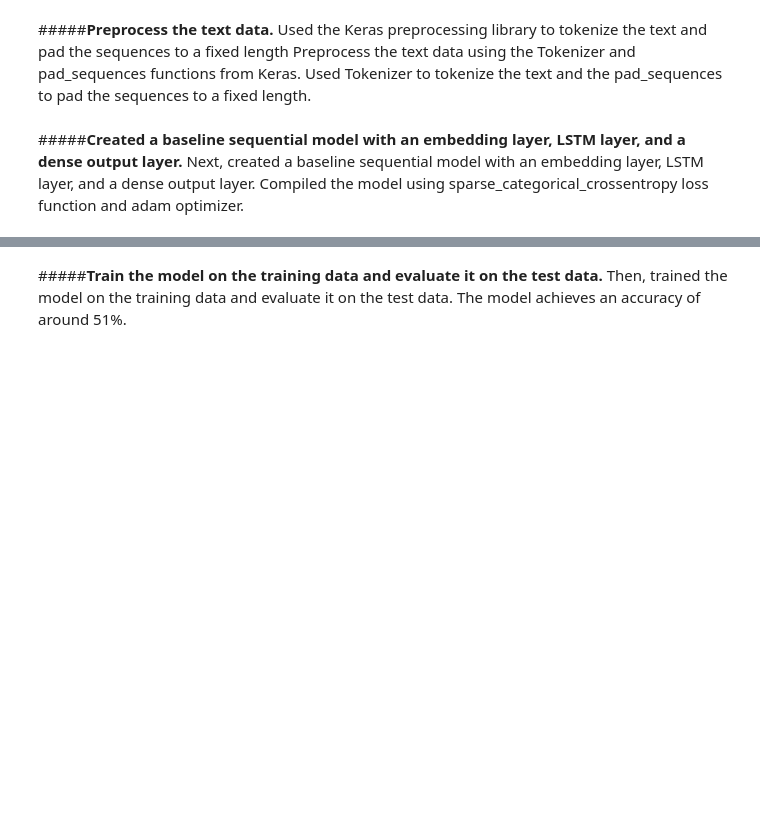
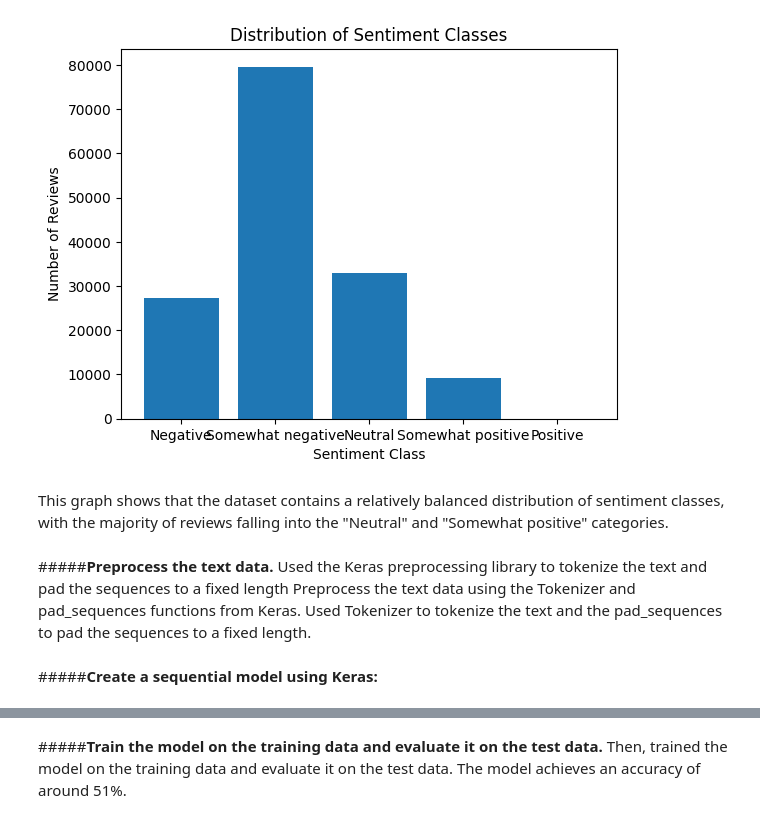
Before and after one commit to mimuruth-msft/NLP, a Jupyter notebook: Text_Classification_2/Classification2.ipynb, the cells around one changed output, grey strips where cells are left out. Drawn from its saved outputs; the diff is of its cells as text; code cells hidden in the pictures; blank space fills up the shorter version.

```diff
--- a/Text_Classification_2/Classification2.ipynb
+++ b/Text_Classification_2/Classification2.ipynb
@@ -20,3 +39,25 @@ train_df, test_df = train_test_split(df, test_size=0.2, random_state=42)
+# %%
+# load the dataset
+data = pd.read_csv('/content/sample_data/train.tsv', sep='\t')
+
+# count the number of reviews for each sentiment class
+sentiment_counts = data['Sentiment'].value_counts()
+
+# create a histogram
+plt.hist(data['Sentiment'], bins=[0.5, 1.5, 2.5, 3.5, 4.5, 5.5], align='mid', rwidth=0.8)
+
+# set the x-axis labels and title
+plt.xticks([1,2,3,4,5], ['Negative', 'Somewhat negative', 'Neutral', 'Somewhat positive', 'Positive'])
+plt.xlabel('Sentiment Class')
+plt.ylabel('Number of Reviews')
+plt.title('Distribution of Sentiment Classes')
+
+# display the histogram
+plt.show()
+# %% [output]
+[figure, added]
+# %% [markdown]
+This graph shows that the dataset contains a relatively balanced distribution of sentiment classes, with the majority of reviews falling into the "Neutral" and "Somewhat positive" categories.
 # %% [markdown]
 #####**Preprocess the text data.**
 Used the Keras preprocessing library to tokenize the text and pad the sequences to a fixed length
@@ -34,6 +75,5 @@ X_test = pad_sequences(X_test, padding='post', maxlen=maxlen)
 
 y_train = train_df['Sentiment'].values
 y_test = test_df['Sentiment'].values
-# %% [markdown]
-#####**Created a baseline sequential model with an embedding layer, LSTM layer, and a dense output layer.**
-Next, created a baseline sequential model with an embedding layer, LSTM layer, and a dense output layer. Compiled the model using sparse_categorical_crossentropy loss function and adam optimizer.
+# %% [markdown]
+#####**Create a sequential model using Keras:**
```
Also changed, not shown: parts of 13 cells of this notebook.
